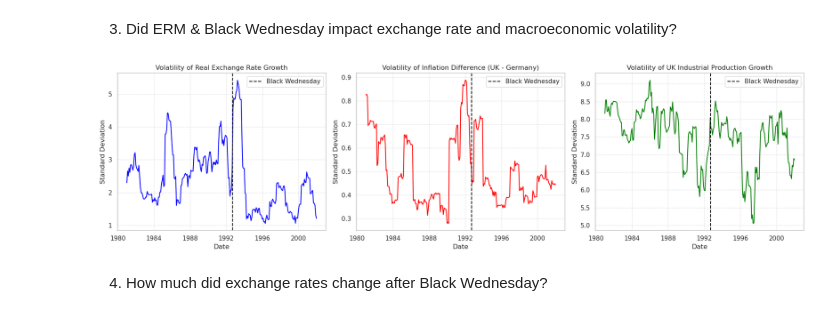
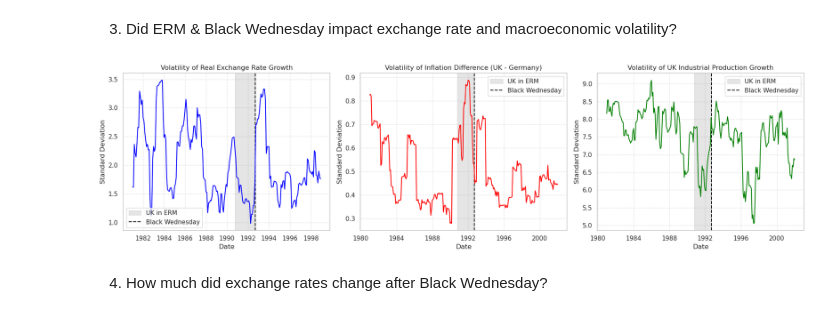
Before and after one commit to rachel-andrsn/Macro, a Jupyter notebook: code/coursework.ipynb, the cells around one changed output. Drawn from its saved outputs; the diff is of its cells as text; code cells hidden in the pictures.

```diff
--- a/code/coursework.ipynb
+++ b/code/coursework.ipynb
@@ -897,10 +954,10 @@ df1["DM_GBP"] = df1["Exchange_Rate_Germany"] / df1["Exchange_Rate_UK"]
 df1["DM_GBP_Growth"] = df1["DM_GBP"].pct_change() * 100  # Convert to percentage
 
 # (i) Monthly Growth in the Nominal Exchange Rate (percentage change)
-df1["Nominal_Exchange_Growth"] = df1["Exchange_Rate_UK"].pct_change(fill_method=None) * 100
+df1["Nominal_Exchange_Growth"] = df1["DM_GBP"].pct_change(fill_method=None) * 100
 
 # (ii) Monthly Growth in the Real Exchange Rate
-df1["Real_Exchange_Rate"] = (df1["Exchange_Rate_UK"] * df1["CPI_Index_UK"]) / df1["CPI_Index_Germany"]
+df1["Real_Exchange_Rate"] = (df1["DM_GBP"] * df1["CPI_Index_UK"]) / df1["CPI_Index_Germany"]
 df1["Real_Exchange_Growth"] = df1["Real_Exchange_Rate"].pct_change(fill_method=None) * 100
 
 # (iii) Real Exchange Rate Index (Set Oct 1990 = 1)
@@ -925,21 +982,21 @@ df1["Industrial_Production_YoY_UK"] = df1["Industrial_Production_Index_UK"].pct_
 df1["Industrial_Production_YoY_Germany"] = df1["Industrial_Production_Index_Germany"].pct_change(periods=12, fill_method=None) * 100
 
 # (vii) International Reserves Index (Set Jan 1970 = 100)
-jan_1970_row = df1.loc[df1["Date"] == "1970-01-01", "International_Reserves_UK"]
-if not jan_1970_row.empty:
-    jan_1970_value = jan_1970_row.values[0]
+jan_1980_row = df1.loc[df1["Date"] == "1980-01-01", "International_Reserves_UK"]
+if not jan_1980_row.empty:
+    jan_1980_value = jan_1980_row.values[0]
 else:
     jan_1970_value = df1["International_Reserves_UK"].iloc[0]  # Fallback
 
-df1["Reserves_Index_UK"] = (df1["International_Reserves_UK"] / jan_1970_value) * 100
+df1["Reserves_Index_UK"] = (df1["International_Reserves_UK"] / jan_1980_value) * 100
 
-jan_1970_row_germany = df1.loc[df1["Date"] == "1970-01-01", "International_Reserves_Germany"]
-if not jan_1970_row_germany.empty:
-    jan_1970_value_germany = jan_1970_row_germany.values[0]
+jan_1980_row_germany = df1.loc[df1["Date"] == "1980-01-01", "International_Reserves_Germany"]
+if not jan_1980_row_germany.empty:
+    jan_1980_value_germany = jan_1980_row_germany.values[0]
 else:
-    jan_1970_value_germany = df1["International_Reserves_Germany"].iloc[0]  # Fallback
+    jan_1980_value_germany = df1["International_Reserves_Germany"].iloc[0]  # Fallback
 
-df1["Reserves_Index_Germany"] = (df1["International_Reserves_Germany"] / jan_1970_value_germany) * 100
+df1["Reserves_Index_Germany"] = (df1["International_Reserves_Germany"] / jan_1980_value_germany) * 100
 
 # Compute Inflation Difference
 df1["Inflation_Diff"] = df1["Inflation_UK"] - df1["Inflation_Germany"]
@@ -1035,37 +1145,44 @@ plt.show()
 # %%
 fig, axes = plt.subplots(1, 3, figsize=(18, 5))
 
+# Define ERM period
+erm_start = pd.Timestamp("1990-10-08")
+black_wednesday = pd.Timestamp("1992-09-16")
+
+for ax in axes:
+    # Greyed-out shaded area for ERM membership period
+    ax.axvspan(erm_start, black_wednesday, color="grey", alpha=0.2, label="UK in ERM")
+    # Vertical line for Black Wednesday
+    ax.axvline(black_wednesday, color="black", linestyle="--", label="Black Wednesday")
+
 # Real Exchange Rate Growth Volatility
 axes[0].plot(df1["Date"], df1["Real_Exchange_Growth"].rolling(12).std(), color="blue")
-axes[0].axvline(pd.Timestamp("1992-09-16"), color="black", linestyle="--", label="Black Wednesday")
 axes[0].set_title("Volatility of Real Exchange Rate Growth")
 axes[0].set_xlabel("Date")
 axes[0].set_ylabel("Standard Deviation")
 axes[0].legend()
 axes[0].grid(True, linestyle="--", alpha=0.5)
 
 # Inflation Difference Volatility
 axes[1].plot(df1["Date"], df1["Inflation_Diff"].rolling(12).std(), color="red")
-axes[1].axvline(pd.Timestamp("1992-09-16"), color="black", linestyle="--", label="Black Wednesday")
 axes[1].set_title("Volatility of Inflation Difference (UK - Germany)")
 axes[1].set_xlabel("Date")
 axes[1].set_ylabel("Standard Deviation")
 axes[1].legend()
 axes[1].grid(True, linestyle="--", alpha=0.5)
 
 # Industrial Production Growth Volatility
 axes[2].plot(df1["Date"], df1["Industrial_Production_Growth_UK"].rolling(12).std(), color="green")
-axes[2].axvline(pd.Timestamp("1992-09-16"), color="black", linestyle="--", label="Black Wednesday")
 axes[2].set_title("Volatility of UK Industrial Production Growth")
 axes[2].set_xlabel("Date")
 axes[2].set_ylabel("Standard Deviation")
 axes[2].legend()
 axes[2].grid(True, linestyle="--", alpha=0.5)
 
 plt.tight_layout()
 plt.savefig("../figures/Post_Black_Wednesday_Volatility.png")
 plt.show()
 # %% [output]
-[figure, old version]
+[figure, new version]
 # %% [markdown]
 4. How much did exchange rates change after Black Wednesday?
```
Also changed, not shown: parts of 32 cells of this notebook, 14 other files.
